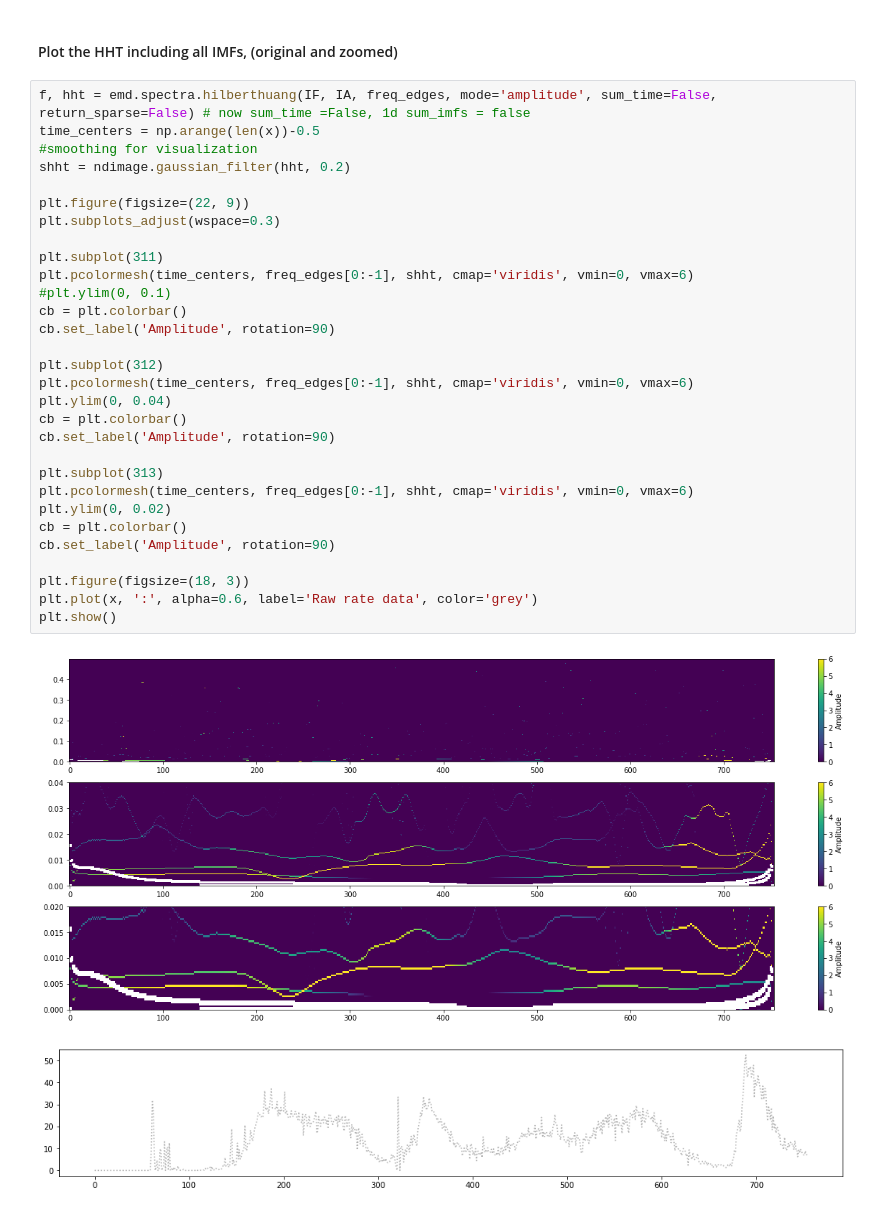
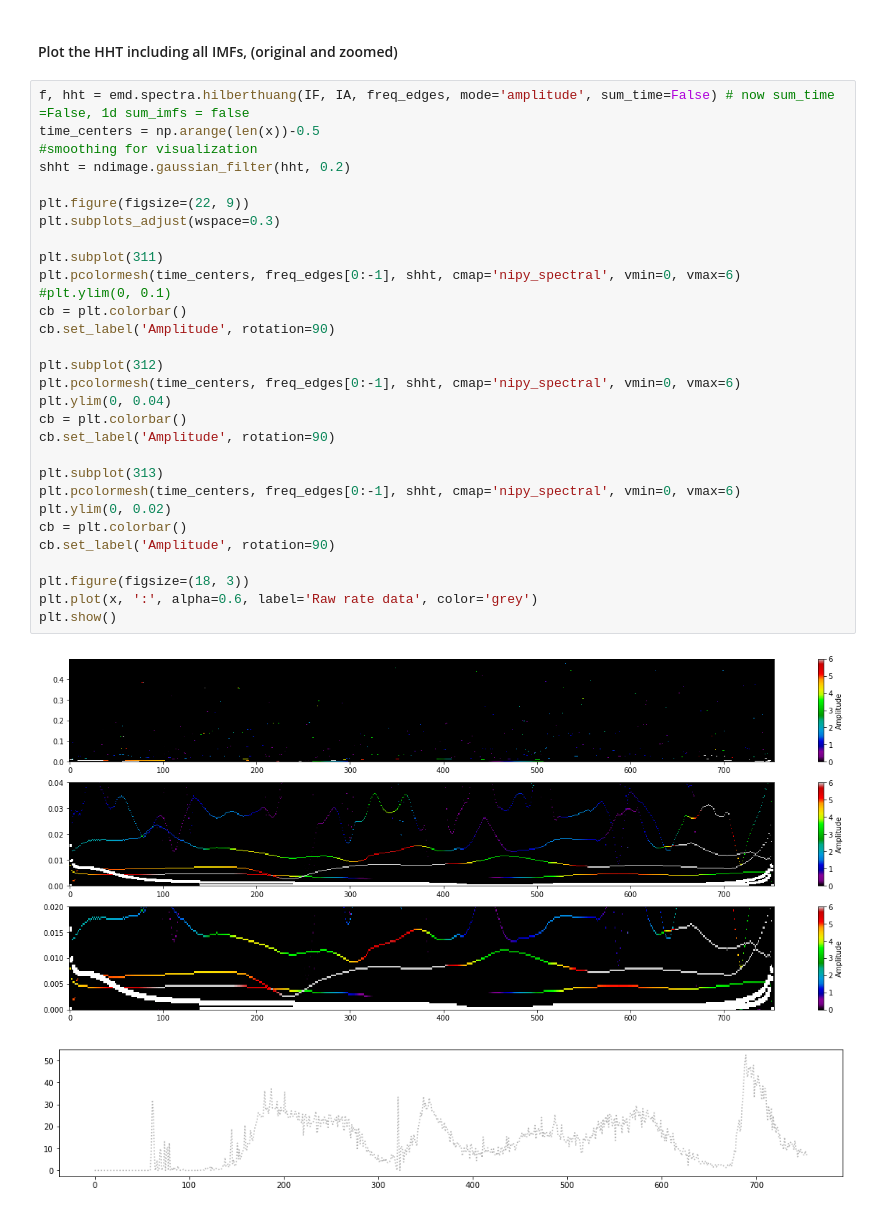
Before and after one commit to ArmandBester/waves, a Jupyter notebook: EMD.ipynb, the cells around one changed output. Saved outputs shown, nothing was run; the diff lists cells and outputs as text.

```diff
--- a/EMD.ipynb
+++ b/EMD.ipynb
@@ -212,35 +212,35 @@ plt.show()
 # %% [markdown]
 #### Plot the HHT including all IMFs, (original and zoomed)
 # %%
-f, hht = emd.spectra.hilberthuang(IF, IA, freq_edges, mode='amplitude', sum_time=False, return_sparse=False) # now sum_time =False, 1d sum_imfs = false
+f, hht = emd.spectra.hilberthuang(IF, IA, freq_edges, mode='amplitude', sum_time=False) # now sum_time =False, 1d sum_imfs = false
 time_centers = np.arange(len(x))-0.5
 #smoothing for visualization
 shht = ndimage.gaussian_filter(hht, 0.2)
 
 plt.figure(figsize=(22, 9))
 plt.subplots_adjust(wspace=0.3)
 
 plt.subplot(311)
-plt.pcolormesh(time_centers, freq_edges[0:-1], shht, cmap='viridis', vmin=0, vmax=6)
+plt.pcolormesh(time_centers, freq_edges[0:-1], shht, cmap='nipy_spectral', vmin=0, vmax=6)
 #plt.ylim(0, 0.1)
 cb = plt.colorbar()
 cb.set_label('Amplitude', rotation=90)
 
 plt.subplot(312)
-plt.pcolormesh(time_centers, freq_edges[0:-1], shht, cmap='viridis', vmin=0, vmax=6)
+plt.pcolormesh(time_centers, freq_edges[0:-1], shht, cmap='nipy_spectral', vmin=0, vmax=6)
 plt.ylim(0, 0.04)
 cb = plt.colorbar()
 cb.set_label('Amplitude', rotation=90)
 
 plt.subplot(313)
-plt.pcolormesh(time_centers, freq_edges[0:-1], shht, cmap='viridis', vmin=0, vmax=6)
+plt.pcolormesh(time_centers, freq_edges[0:-1], shht, cmap='nipy_spectral', vmin=0, vmax=6)
 plt.ylim(0, 0.02)
 cb = plt.colorbar()
 cb.set_label('Amplitude', rotation=90)
 
 plt.figure(figsize=(18, 3))
 plt.plot(x, ':', alpha=0.6, label='Raw rate data', color='grey')
 plt.show()
 # %% [output]
-[figure, old version]
+[figure, new version]
 [figure]
```
